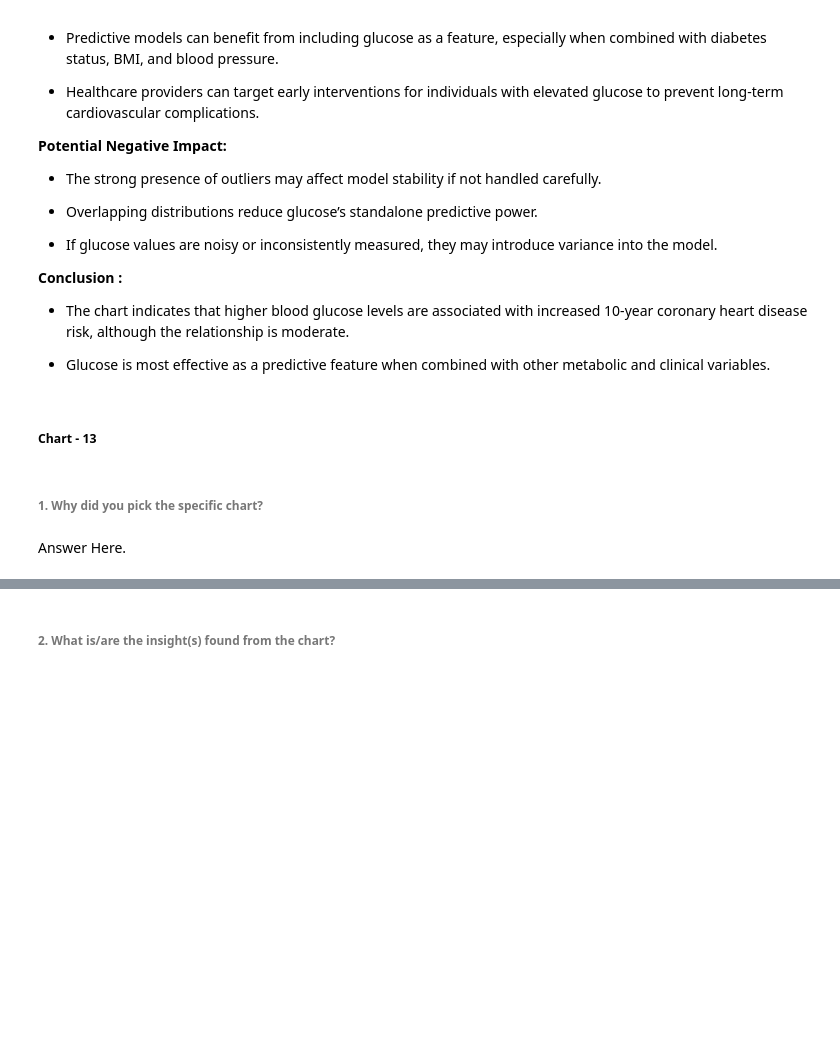
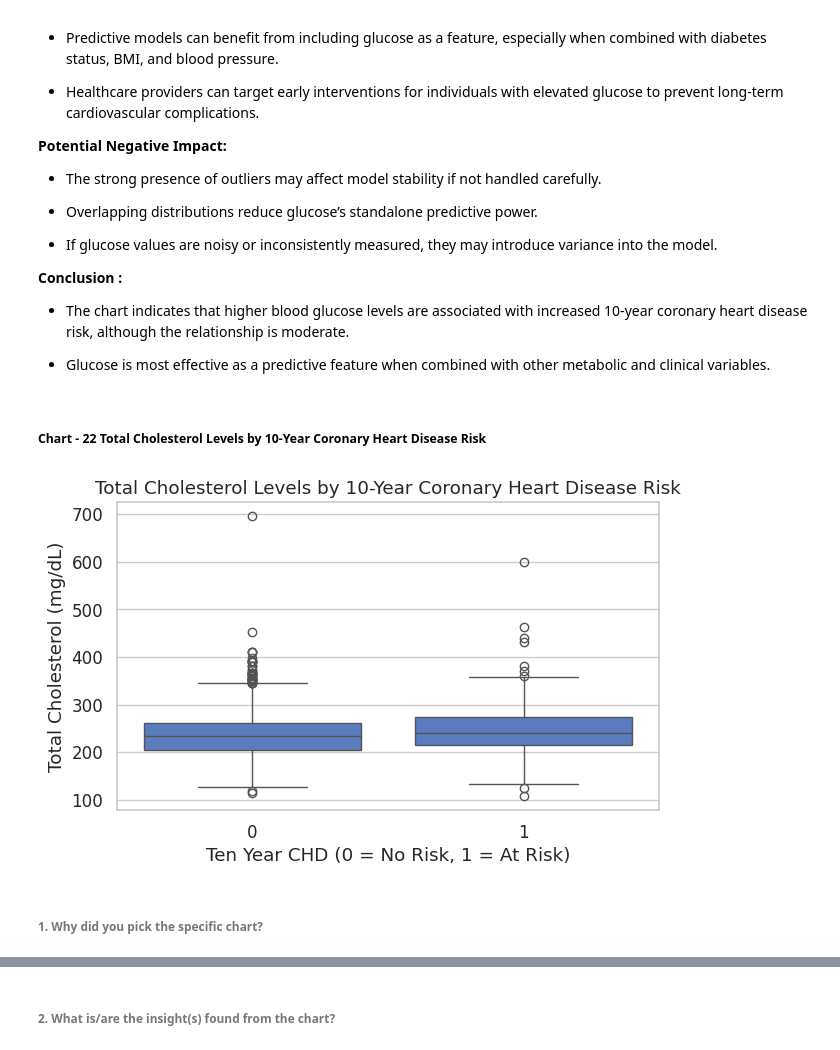
Before and after one commit to MonaliM5/cardio_risk_prediction, a Jupyter notebook: notebooks/Cardiovascular_Risk_Prediction.ipynb, the cells around one changed output, grey strips where cells are left out. Cells and saved outputs as stored; diff of their text form; code cells hidden in the pictures; blank space fills up the shorter version.

Commit message:
viz (chart 22) : perform bivariate analysis of total cholesterol vs 10-year CHD risk 🧪

```diff
--- a/notebooks/Cardiovascular_Risk_Prediction.ipynb
+++ b/notebooks/Cardiovascular_Risk_Prediction.ipynb
@@ -2208,5 +2208,3 @@ Are there any insights that lead to negative growth? Justify with specific reaso
 * The chart indicates that higher blood glucose levels are associated with increased 10-year coronary heart disease risk, although the relationship is moderate.
 
 * Glucose is most effective as a predictive feature when combined with other metabolic and clinical variables.
-# %% [markdown]
-##### Chart - 13
@@ -2215,4 +2211,36 @@ Are there any insights that lead to negative growth? Justify with specific reaso
+# %% [markdown]
+##### Chart - 22 Total Cholesterol Levels by 10-Year Coronary Heart Disease Risk
+# %%
+# Chart - 22 visualization code
+
+
+# ============================================================
+# 📊 Bivariate Analysis – Chart 6
+# Visualizing the relationship between total cholesterol and 10-year CHD risk
+# ============================================================
+
+# creating a new figure to define the size of the plot
+plt.figure(figsize=(7, 4))
+
+# plotting a boxplot to compare total cholesterol levels across CHD risk categories
+sns.boxplot(
+    x='TenYearCHD',
+    y='totChol',
+    data=df_wrangle
+)
+
+# setting the title to describe the relationship being visualized
+plt.title('Total Cholesterol Levels by 10-Year Coronary Heart Disease Risk')
+
+# labeling the x-axis to represent CHD risk categories
+plt.xlabel('Ten Year CHD (0 = No Risk, 1 = At Risk)')
+
+# labeling the y-axis to represent total cholesterol values
+plt.ylabel('Total Cholesterol (mg/dL)')
+
+# displaying the final plot
+plt.show()
+# %% [output]
+[figure, added]
 # %% [markdown]
 ###### 1. Why did you pick the specific chart?
-# %% [markdown]
-Answer Here.
```
Also changed, not shown: parts of 6 cells of this notebook.
